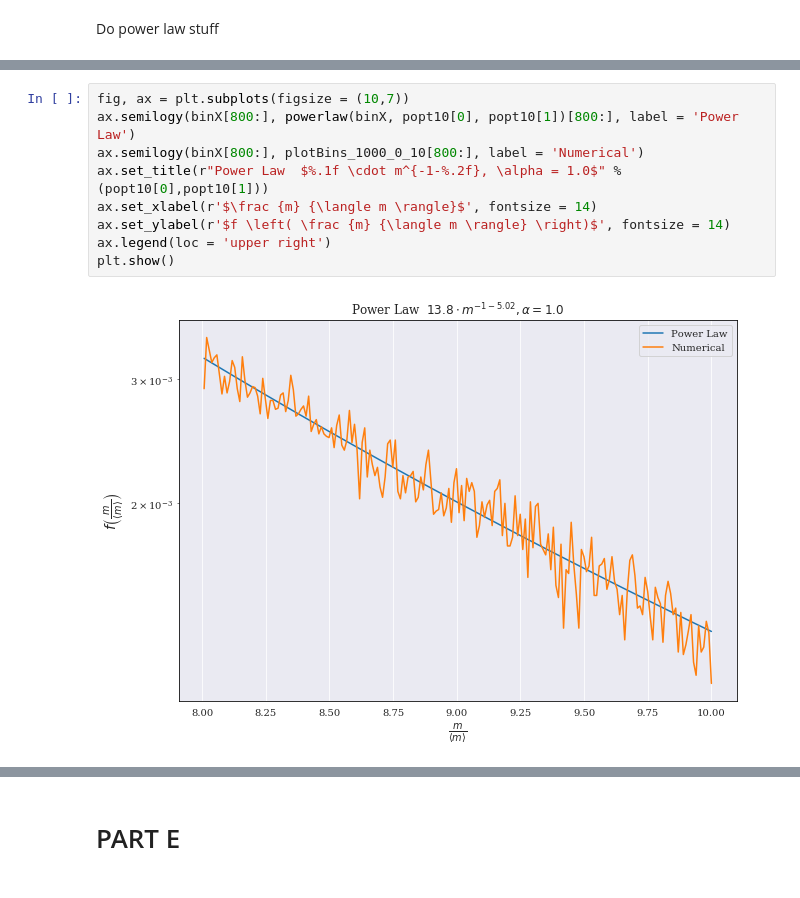
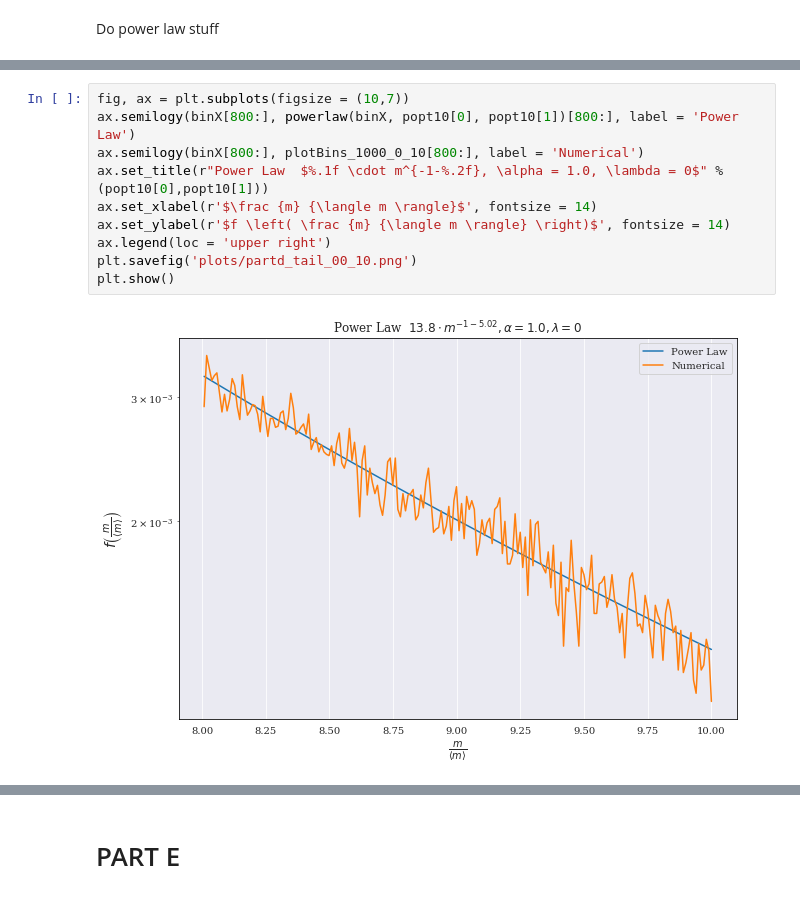
Before and after one commit to marbjo/FYS4150, a Jupyter notebook: Project5/proj5notebook.ipynb, the cells around one changed output, grey strips where cells are left out. Saved outputs shown, nothing was run; the diff lists cells and outputs as text.

```diff
--- a/Project5/proj5notebook.ipynb
+++ b/Project5/proj5notebook.ipynb
@@ -490,14 +506,15 @@ plt.show()
 # %%
 fig, ax = plt.subplots(figsize = (10,7))
 ax.semilogy(binX[800:], powerlaw(binX, popt10[0], popt10[1])[800:], label = 'Power Law')
 ax.semilogy(binX[800:], plotBins_1000_0_10[800:], label = 'Numerical')
-ax.set_title(r"Power Law  $%.1f \cdot m^{-1-%.2f}, \alpha = 1.0$" %(popt10[0],popt10[1]))
+ax.set_title(r"Power Law  $%.1f \cdot m^{-1-%.2f}, \alpha = 1.0, \lambda = 0$" %(popt10[0],popt10[1]))
 ax.set_xlabel(r'$\frac {m} {\langle m \rangle}$', fontsize = 14)
 ax.set_ylabel(r'$f \left( \frac {m} {\langle m \rangle} \right)$', fontsize = 14)
 ax.legend(loc = 'upper right')
+plt.savefig('plots/partd_tail_00_10.png')
 plt.show()
 # %% [output]
-[figure, old version]
+[figure, new version]
 # %%
 fig, ax = plt.subplots(figsize = (10,7))
 ax.semilogy(binX[800:], powerlaw(binX, popt15[0], popt15[1])[800:], label = 'Power Law')
```
Also changed, not shown: parts of 51 cells of this notebook, 42 other files.
